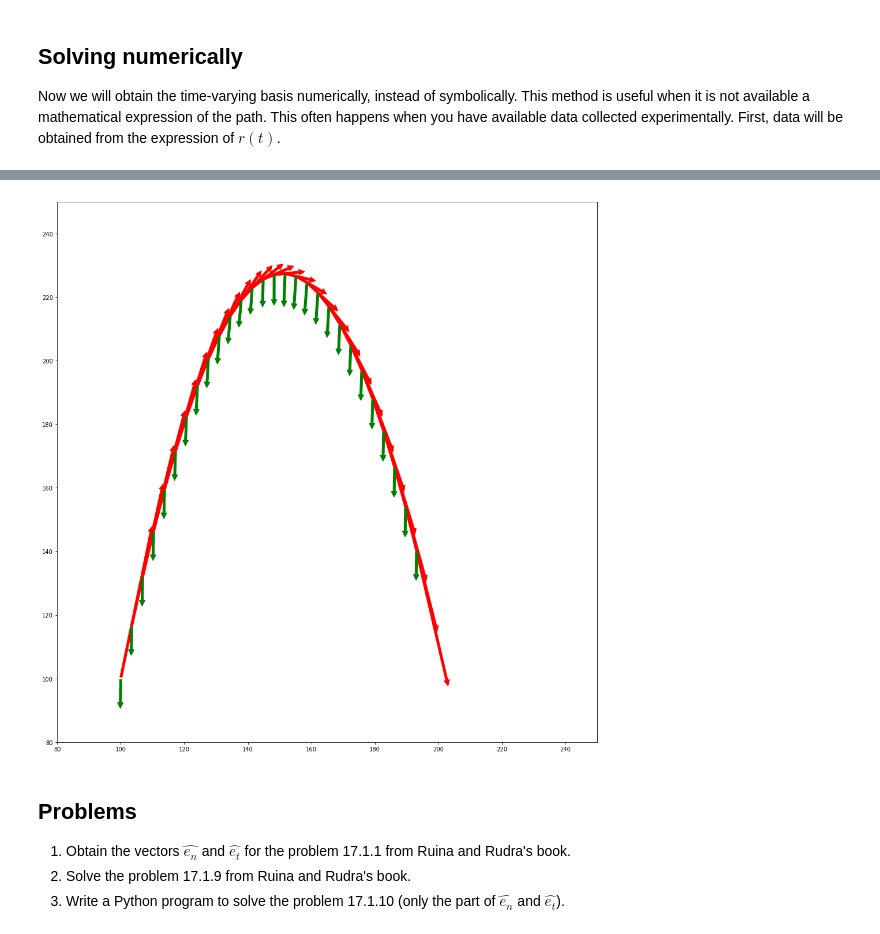
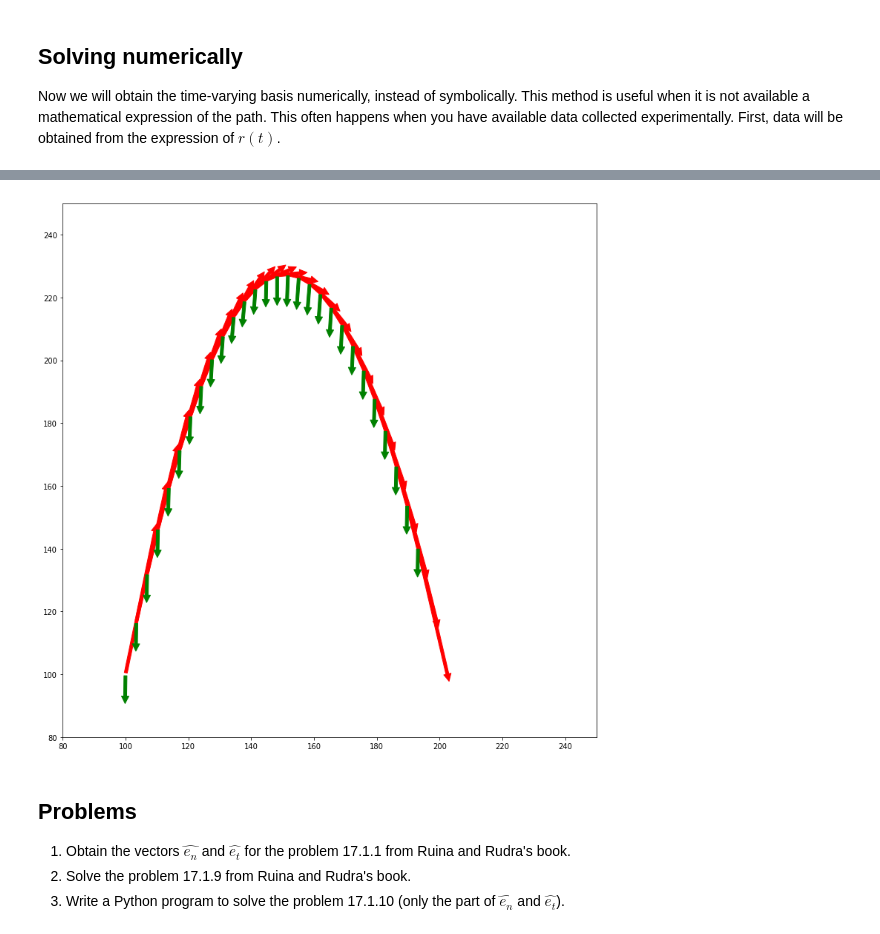
Before and after one commit to cauelopes30/BMC, a Jupyter notebook: notebooks/Time-varying frames.ipynb, the cells around one changed output, grey strips where cells are left out. Cells and saved outputs as stored; diff of their text form; code cells hidden in the pictures.

```diff
--- a/notebooks/Time-varying frames.ipynb
+++ b/notebooks/Time-varying frames.ipynb
@@ -202,22 +202,25 @@ plt.show()
 # %%
 v  = np.transpose(np.array([vNorm*et[:,0], vNorm*et[:,1]]))
 vNormDot  = np.diff(vNorm,1,0)/Ts
-a = np.transpose(np.array([vNormDot*et[1:,0]+vNorm[1:]**2*CNorm*en[:,0], vNormDot*et[1:,1]+vNorm[1:]**2*CNorm*en[:,1]]))
+a = np.transpose(np.array([vNormDot*et[1:,0]+vNorm[1:]**2*CNorm*en[:,0],
+                           vNormDot*et[1:,1]+vNorm[1:]**2*CNorm*en[:,1]]))
 # %%
 from matplotlib.patches import FancyArrowPatch
+%matplotlib inline
+plt.rcParams['figure.figsize']=10,10
 fig = plt.figure()
 plt.plot(r[:,0],r[:,1],'.')
 ax = fig.add_axes([0,0,1,1])
 for i in np.arange(len(t)-2):
     vec1 = FancyArrowPatch(r[i,:],r[i,:]+v[i,:],mutation_scale=20,color='r')
     vec2 = FancyArrowPatch(r[i,:],r[i,:]+a[i,:],mutation_scale=20,color='g')
     ax.add_artist(vec1)
     ax.add_artist(vec2)
 plt.xlim((80,250))
 plt.ylim((80,250))
 plt.show()
 # %% [output]
-[figure, old version]
+[figure, new version]
 # %% [markdown]
 ## Problems
 
```
Also changed, not shown: parts of 5 cells of this notebook, 1 other file.
